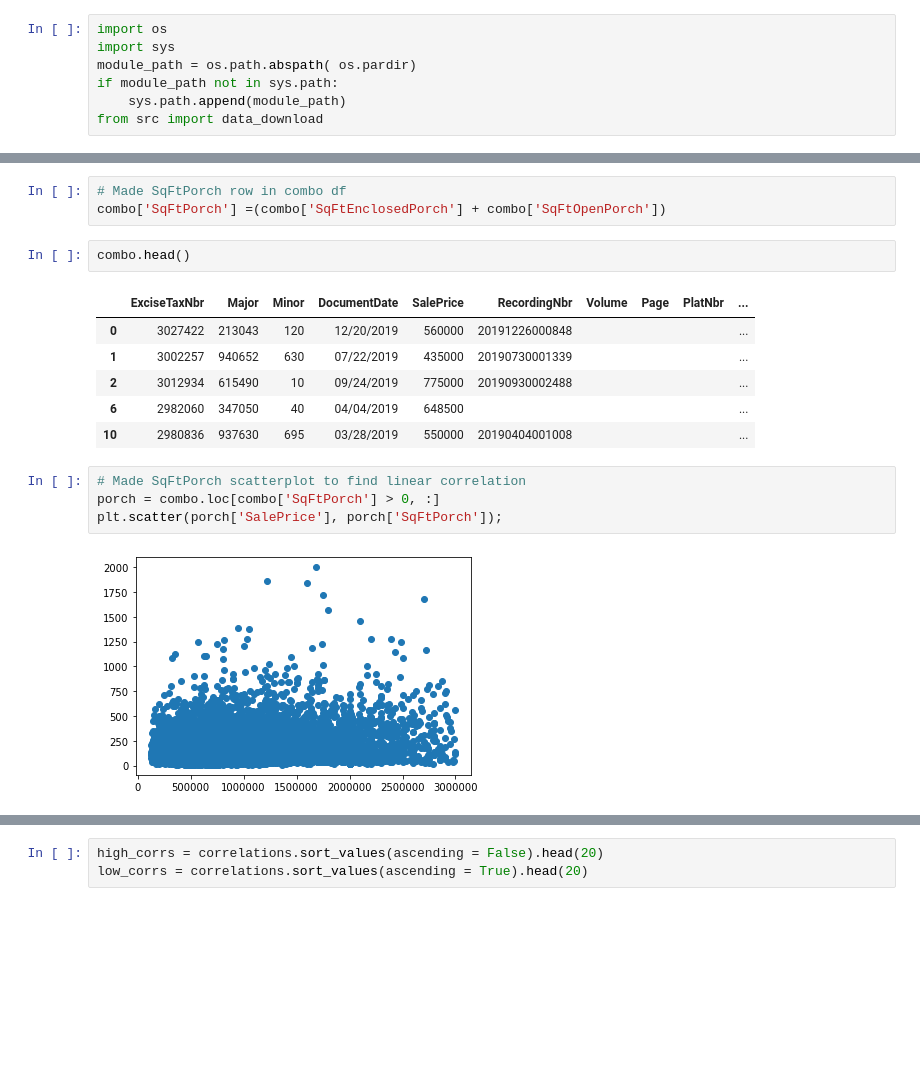
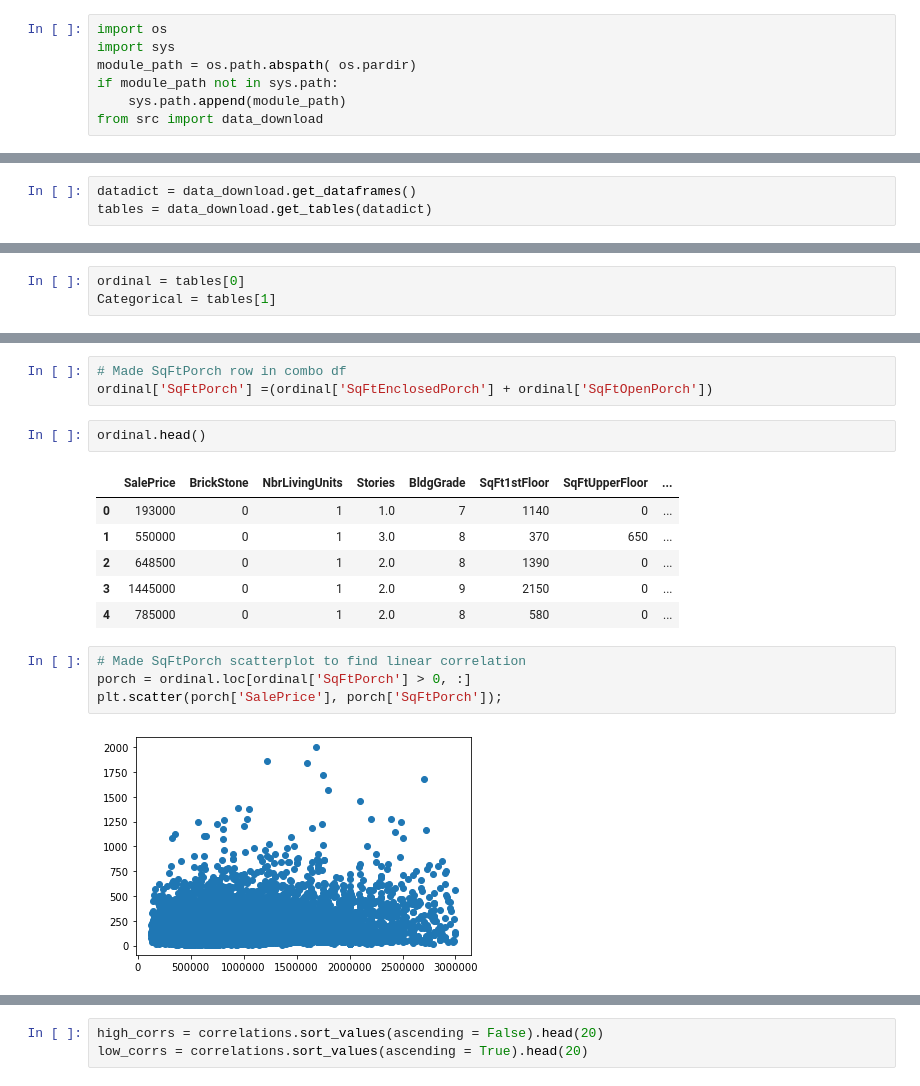
Before and after one commit to Jaccomando/phase_2_project_chicago-sf-seattle-ds-082420, a Jupyter notebook: exploratory/josh_and_reuban_eda.ipynb, the cells around one changed output, grey strips where cells are left out. Drawn from its saved outputs; the diff is of its cells as text; blank space fills up the shorter version.

```diff
--- a/exploratory/josh_and_reuban_eda.ipynb
+++ b/exploratory/josh_and_reuban_eda.ipynb
@@ -50,0 +19,3 @@ combo.head()
+# %%
+datadict = data_download.get_dataframes()
+tables = data_download.get_tables(datadict)
@@ -50,0 +37,3 @@ combo.head()
+# %%
+ordinal = tables[0]
+Categorical = tables[1]
@@ -51,21 +56,21 @@ combo.head()
 # %%
 # Made SqFtPorch row in combo df
-combo['SqFtPorch'] =(combo['SqFtEnclosedPorch'] + combo['SqFtOpenPorch'])
+ordinal['SqFtPorch'] =(ordinal['SqFtEnclosedPorch'] + ordinal['SqFtOpenPorch'])
 # %%
-combo.head()
+ordinal.head()
 # %% [output]
-|  | ExciseTaxNbr | Major | Minor | DocumentDate | SalePrice | RecordingNbr | Volume | Page | PlatNbr | ... |
-| 0 | 3027422 | 213043 | 120 | 12/20/2019 | 560000 | 20191226000848 |  |  |  | ... |
-| 1 | 3002257 | 940652 | 630 | 07/22/2019 | 435000 | 20190730001339 |  |  |  | ... |
-| 2 | 3012934 | 615490 | 10 | 09/24/2019 | 775000 | 20190930002488 |  |  |  | ... |
-| 6 | 2982060 | 347050 | 40 | 04/04/2019 | 648500 |  |  |  |  | ... |
-| 10 | 2980836 | 937630 | 695 | 03/28/2019 | 550000 | 20190404001008 |  |  |  | ... |
+|  | SalePrice | BrickStone | NbrLivingUnits | Stories | BldgGrade | SqFt1stFloor | SqFtUpperFloor | ... |
+| 0 | 193000 | 0 | 1 | 1.0 | 7 | 1140 | 0 | ... |
+| 1 | 550000 | 0 | 1 | 3.0 | 8 | 370 | 650 | ... |
+| 2 | 648500 | 0 | 1 | 2.0 | 8 | 1390 | 0 | ... |
+| 3 | 1445000 | 0 | 1 | 2.0 | 9 | 2150 | 0 | ... |
+| 4 | 785000 | 0 | 1 | 2.0 | 8 | 580 | 0 | ... |
 # %%
 # Made SqFtPorch scatterplot to find linear correlation
-porch = combo.loc[combo['SqFtPorch'] > 0, :]
+porch = ordinal.loc[ordinal['SqFtPorch'] > 0, :]
 plt.scatter(porch['SalePrice'], porch['SqFtPorch']);
 # %% [output]
-[figure, old version]
+[figure, new version]
 # %%
 # Made a sales vs. SqFtPorch correlation report
 formula = 'SalePrice ~ SqFtPorch + SqFtDeck'
```
Also changed, not shown: parts of 25 cells of this notebook.
